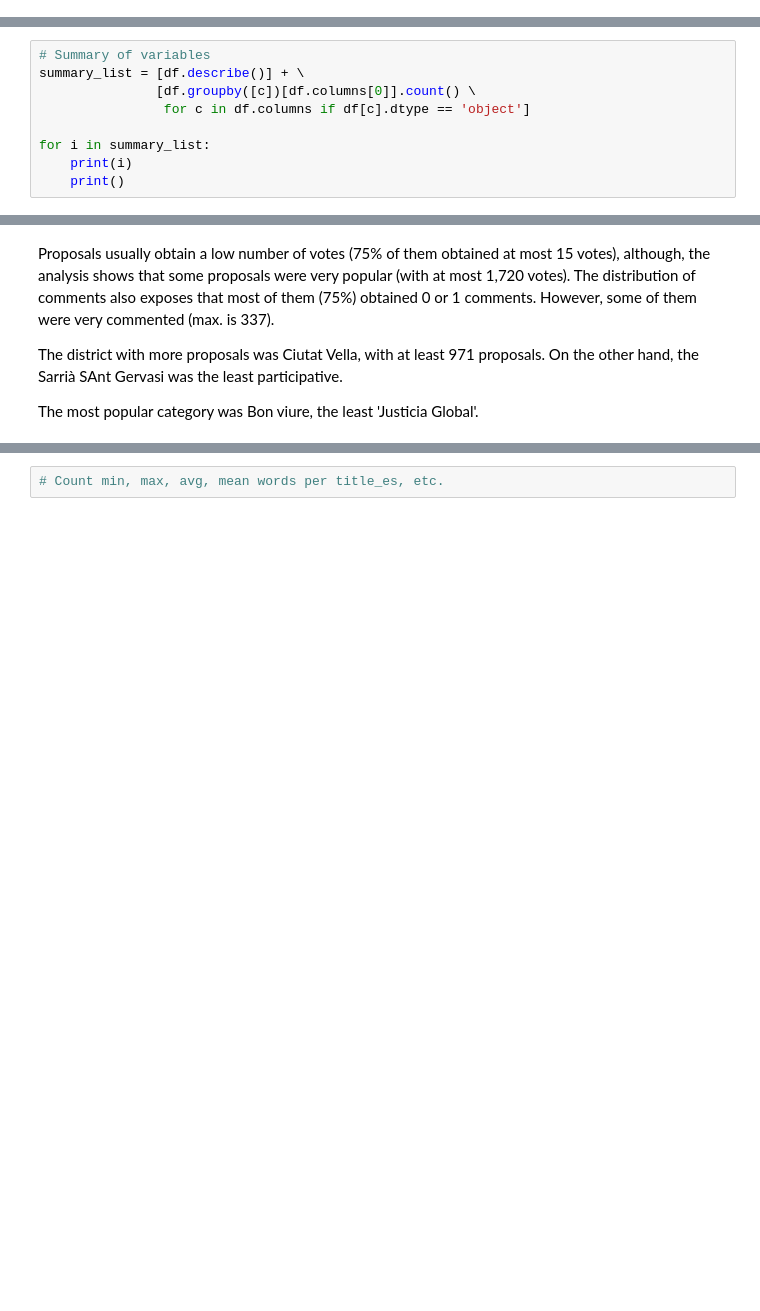
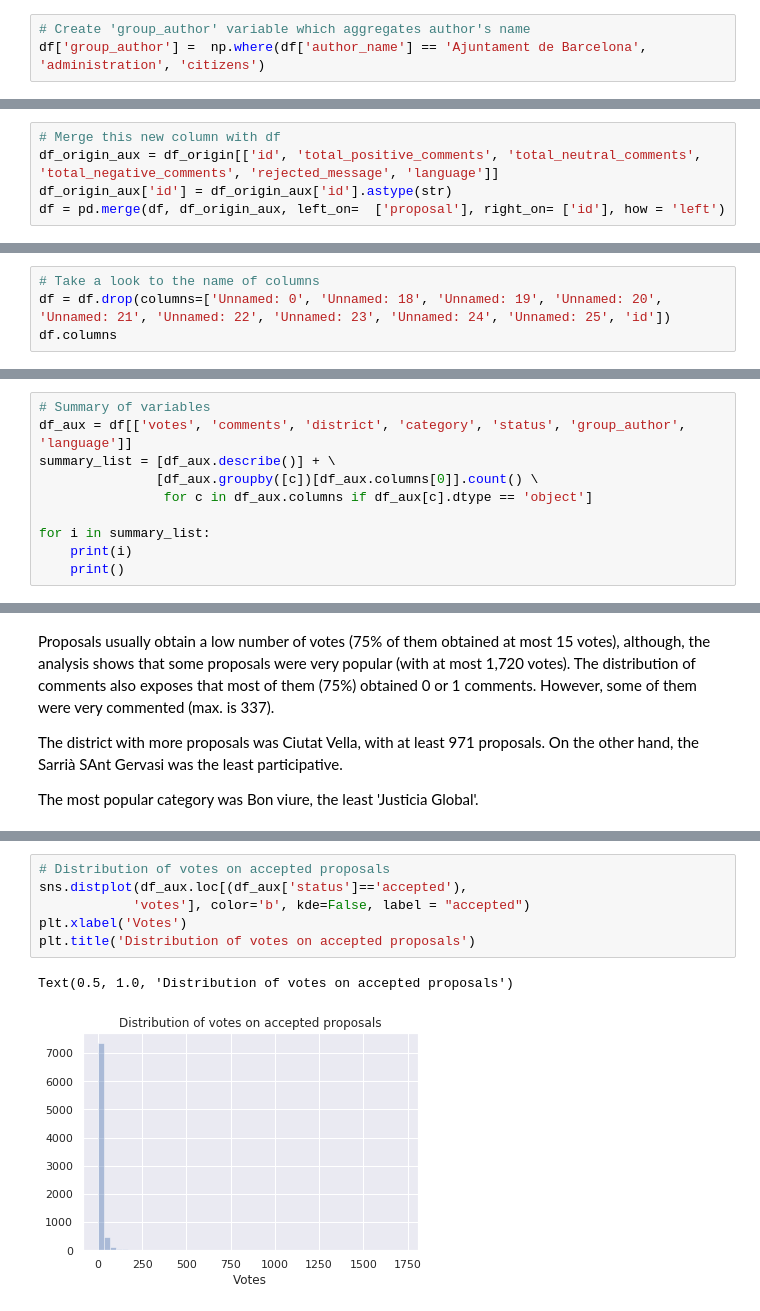
Before and after one commit to anavaldi/auditing_pam, a Jupyter notebook: src/0_descriptive_analytics.ipynb, the cells around one changed output, grey strips where cells are left out. Cells and saved outputs as stored; diff of their text form; blank space fills up the shorter version.

```diff
--- a/src/0_descriptive_analytics.ipynb
+++ b/src/0_descriptive_analytics.ipynb
@@ -80,0 +99,3 @@ dtype: object
+# %%
+# Create 'group_author' variable which aggregates author's name
+df['group_author'] =  np.where(df['author_name'] == 'Ajuntament de Barcelona', 'administration', 'citizens')
@@ -80,0 +123,5 @@ dtype: object
+# %%
+# Merge this new column with df
+df_origin_aux = df_origin[['id', 'total_positive_comments', 'total_neutral_comments', 'total_negative_comments', 'rejected_message', 'language']]
+df_origin_aux['id'] = df_origin_aux['id'].astype(str)
+df = pd.merge(df, df_origin_aux, left_on=  ['proposal'], right_on= ['id'], how = 'left')
@@ -80,0 +134,4 @@ dtype: object
+# %%
+# Take a look to the name of columns
+df = df.drop(columns=['Unnamed: 0', 'Unnamed: 18', 'Unnamed: 19', 'Unnamed: 20', 'Unnamed: 21', 'Unnamed: 22', 'Unnamed: 23', 'Unnamed: 24', 'Unnamed: 25', 'id'])
+df.columns
@@ -81,8 +147,9 @@ dtype: object
 # %%
 # Summary of variables
-summary_list = [df.describe()] + \
-               [df.groupby([c])[df.columns[0]].count() \
-                for c in df.columns if df[c].dtype == 'object']
+df_aux = df[['votes', 'comments', 'district', 'category', 'status', 'group_author', 'language']]
+summary_list = [df_aux.describe()] + \
+               [df_aux.groupby([c])[df_aux.columns[0]].count() \
+                for c in df_aux.columns if df_aux[c].dtype == 'object']
 
 for i in summary_list:
     print(i)
@@ -308,2 +181,9 @@ df.head()
-# %%
-# Count min, max, avg, mean words per title_es, etc.
+# %%
+# Distribution of votes on accepted proposals
+sns.distplot(df_aux.loc[(df_aux['status']=='accepted'),
+            'votes'], color='b', kde=False, label = "accepted")
+plt.xlabel('Votes')
+plt.title('Distribution of votes on accepted proposals')
+# %% [output]
+Text(0.5, 1.0, 'Distribution of votes on accepted proposals')
+[figure, added]
```
Also changed, not shown: parts of 62 cells of this notebook.
